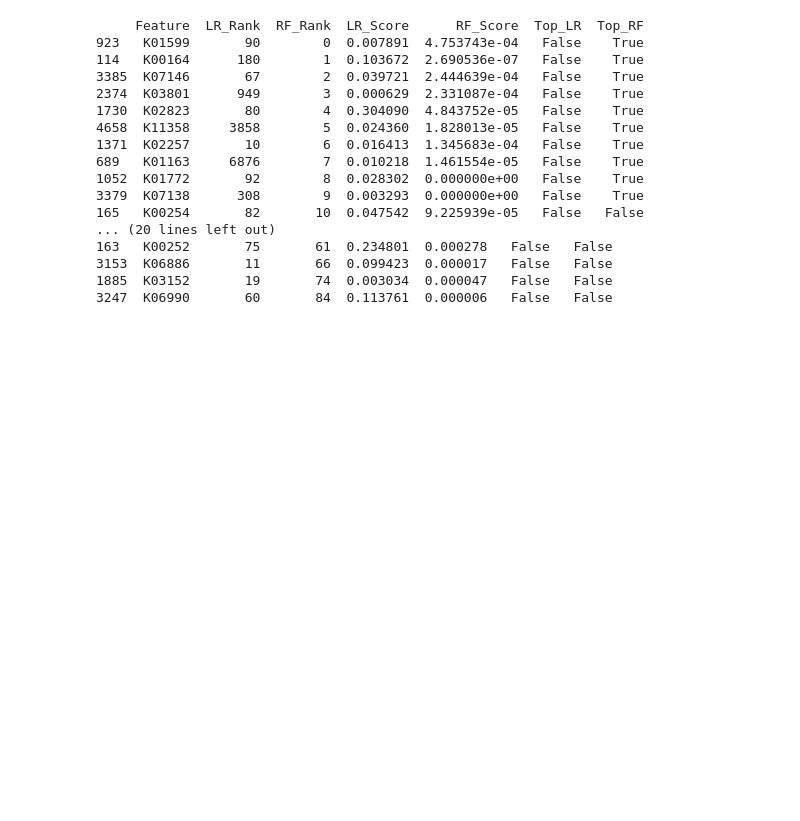
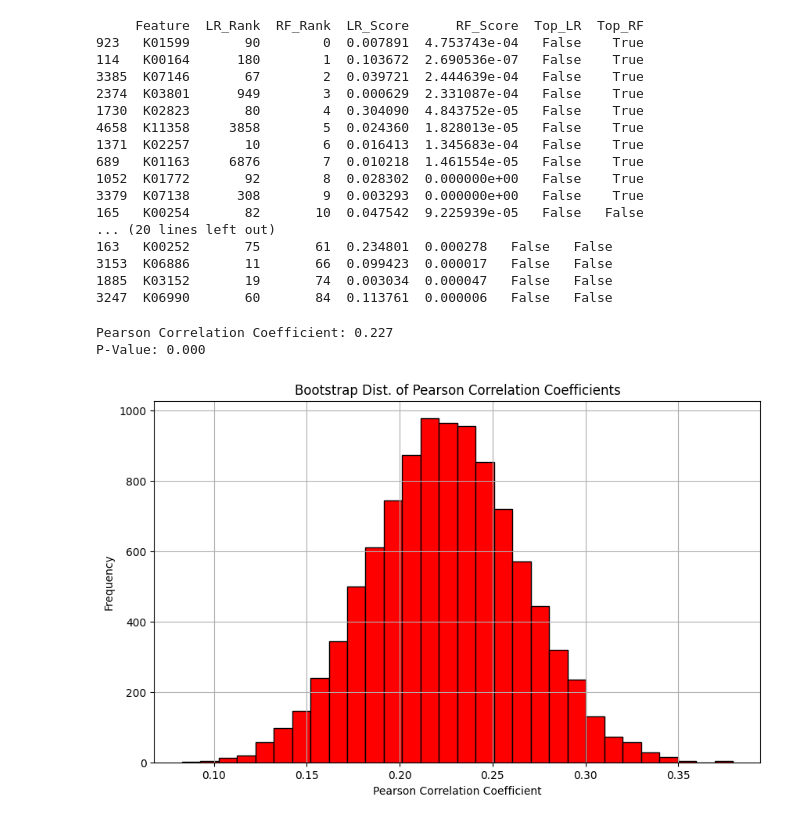
Before and after one commit to Ellaermeg/Eliah-Masters, a Jupyter notebook: KOs/Grouped pipeline.ipynb, the cells around one changed output. Cells and saved outputs as stored; diff of their text form; code cells hidden in the pictures; blank space fills up the shorter version.

Commit message:
Made pearson R

```diff
--- a/KOs/Grouped pipeline.ipynb
+++ b/KOs/Grouped pipeline.ipynb
@@ -729,3 +730,48 @@ print(consistently_important_features)
 3153  K06886       11       66  0.099423  0.000017   False   False
 1885  K03152       19       74  0.003034  0.000047   False   False
 3247  K06990       60       84  0.113761  0.000006   False   False
+# %%
+''' Pearson R for correlation coefficient between feature importance scores (From both models)'''
+
+
+lr_model = LogisticRegression(solver='liblinear', penalty="l1")
+rf_model = RandomForestClassifier(n_estimators=100, max_depth=100, min_samples_split=3, random_state=42)
+
+
+lr_model.fit(X_aligned, Y_aligned)
+rf_model.fit(X_aligned, Y_aligned)
+
+
+logistic_importance = np.abs(lr_model.coef_[0])
+rf_feature_importance = rf_model.feature_importances_
+
+# Pearson correlation
+pearson_corr, p_value = pearsonr(logistic_importance, rf_feature_importance)
+
+print(f"Pearson Correlation Coefficient: {pearson_corr:.3f}")
+print(f"P-Value: {p_value:.3f}")
+
+# Bootstrap Pearson correlation coefficients
+n_bootstraps = 10000
+corr_coefficients = []
+
+for _ in range(n_bootstraps):
+    # Sample indices with replacement
+    indices = resample(np.arange(len(logistic_importance)))
+
+    # Calculate Pearson correlation for the sample
+    r, _ = pearsonr(logistic_importance[indices], rf_feature_importance[indices])
+    corr_coefficients.append(r)
+
+# Plotting
+plt.figure(figsize=(10, 6))
+plt.hist(corr_coefficients, bins=30, color='red', edgecolor='black')
+plt.title('Bootstrap Dist. of Pearson Correlation Coefficients')
+plt.xlabel('Pearson Correlation Coefficient')
+plt.ylabel('Frequency')
+plt.grid(True)
+plt.show()
+# %% [output]
+Pearson Correlation Coefficient: 0.227
+P-Value: 0.000
+[figure, added]
```
Also changed, not shown: parts of 4 cells of this notebook.
